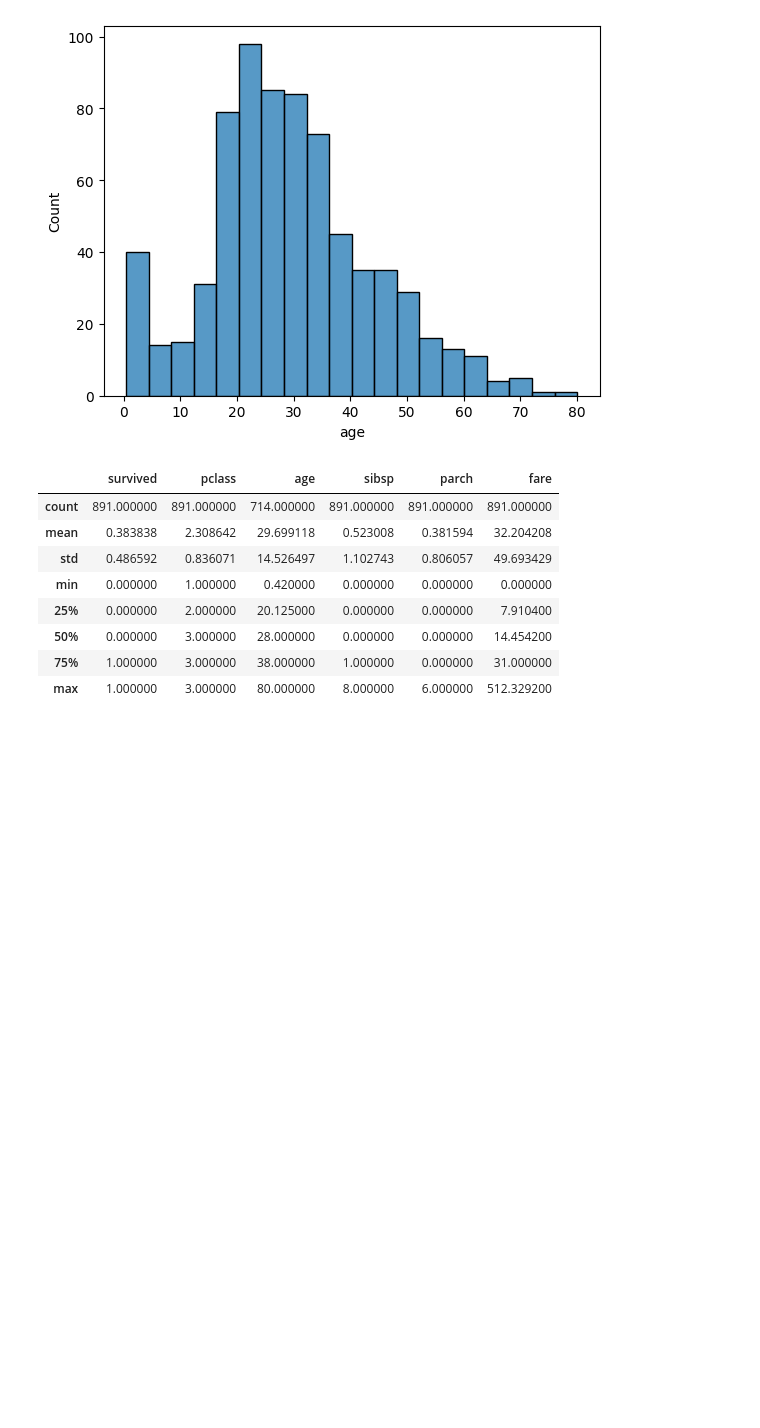
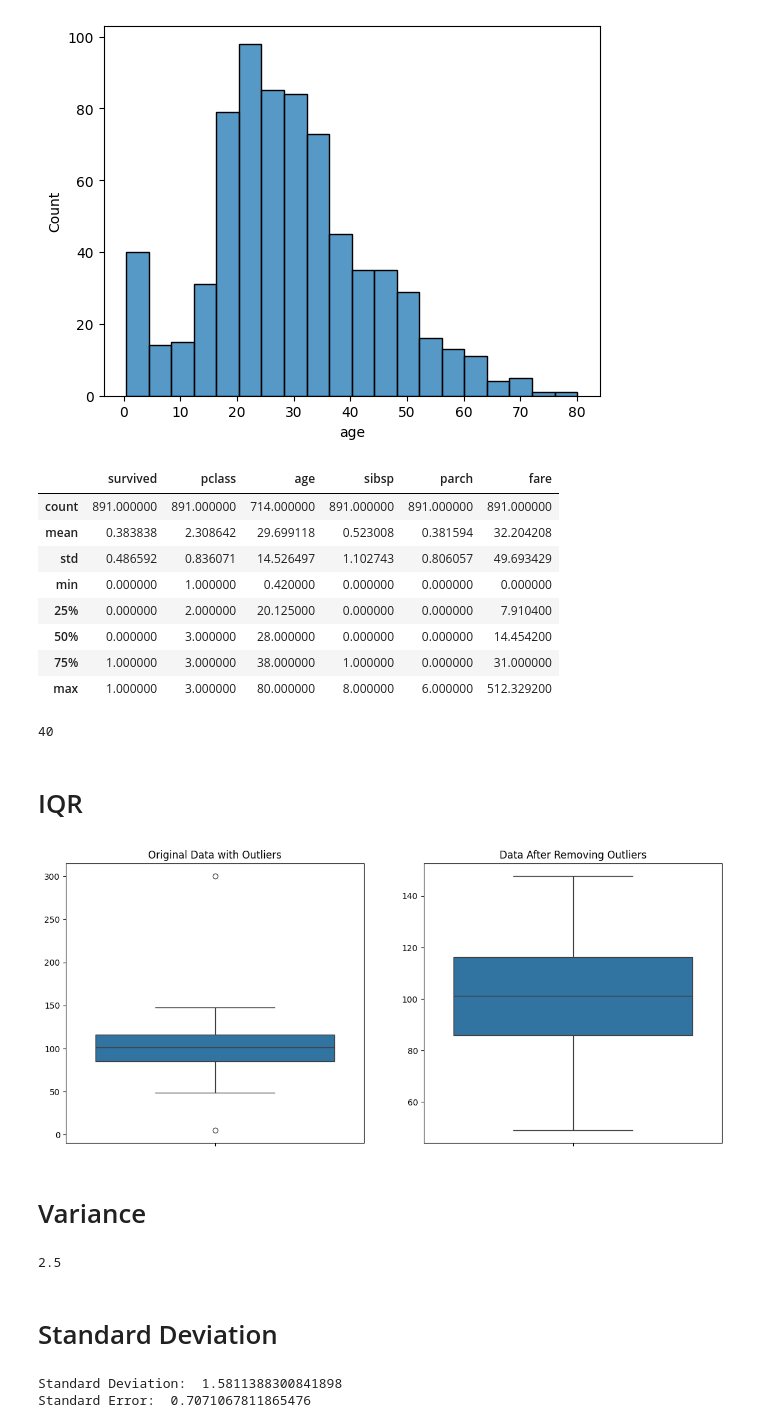
Before and after one commit to tariq-ahmed/Data-Science-AI-with-Codanics, a Jupyter notebook: 09_Statistics/01_Central_Tendency.ipynb, the cells around one changed output. Cells and saved outputs as stored; diff of their text form; code cells hidden in the pictures; blank space fills up the shorter version.

Commit message:
Standard Deviation and Error

```diff
--- a/09_Statistics/01_Central_Tendency.ipynb
+++ b/09_Statistics/01_Central_Tendency.ipynb
@@ -153,3 +153,83 @@ df.describe()
 | 50% | 0.000000 | 3.000000 | 28.000000 | 0.000000 | 0.000000 | 14.454200 |
 | 75% | 1.000000 | 3.000000 | 38.000000 | 1.000000 | 0.000000 | 31.000000 |
 | max | 1.000000 | 3.000000 | 80.000000 | 8.000000 | 6.000000 | 512.329200 |
+# %%
+# Lets find range of a data
+df = np.array([10,20,30,40,50])
+np.ptp(df)
+# %% [output]
+40
+# %% [markdown]
+# IQR
+# %%
+import numpy as np
+import matplotlib.pyplot as plt
+import seaborn as sns
+
+# Generating a dataset with potential outliers
+np.random.seed(0)
+data = np.random.normal(100, 20, 200)
+data = np.append(data, [300, 5])  # Adding potential outliers
+
+# Calculating IQR
+Q1 = np.percentile(data, 25)
+Q3 = np.percentile(data, 75)
+IQR = Q3 - Q1
+
+# Defining the outlier criteria (1.5 times the IQR)
+lower_bound = Q1 - 1.5 * IQR
+upper_bound = Q3 + 1.5 * IQR
+
+# Identifying outliers
+outliers = (data < lower_bound) | (data > upper_bound)
+
+# Removing outliers
+data_no_outliers = data[~outliers]
+
+# Plotting the original data with outliers
+plt.figure(figsize=(14, 6))
+plt.subplot(1, 2, 1)
+sns.boxplot(data=data)
+plt.title('Original Data with Outliers')
+
+# Plotting the data after removing outliers
+plt.subplot(1, 2, 2)
+sns.boxplot(data=data_no_outliers)
+plt.title('Data After Removing Outliers')
+
+plt.show()
+# %% [output]
+[figure, added]
+# %% [markdown]
+# Variance
+# %%
+# import library
+
+import numpy as np
+
+# create a dataset
+
+df = np.array([2,3,4,5,6])
+mean = np.mean(df)
+var = np.var(df, ddof=1)
+var
+# %% [output]
+2.5
+# %% [markdown]
+# Standard Deviation
+# %%
+# import library
+import numpy as np
+
+df = np.array([2,3,4,5,6])
+
+#calculate standard deviation
+std = np.std(df, ddof=1)
+std
+print("Standard Deviation: ", std)
+# calculate the standard error
+se = std/np.sqrt(len(df))
+print("Standard Error: ", se)
+# %% [output]
+Standard Deviation:  1.5811388300841898
+Standard Error:  0.7071067811865476
```
